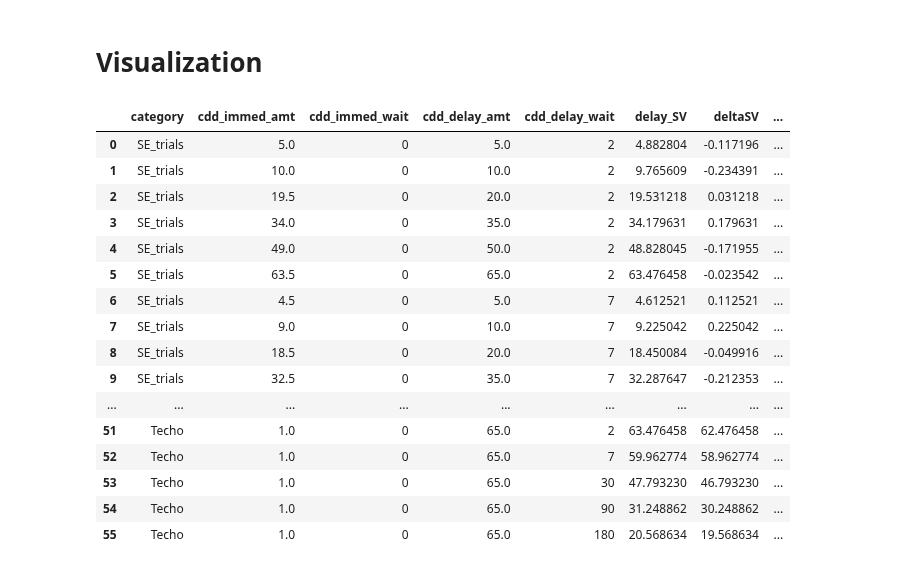
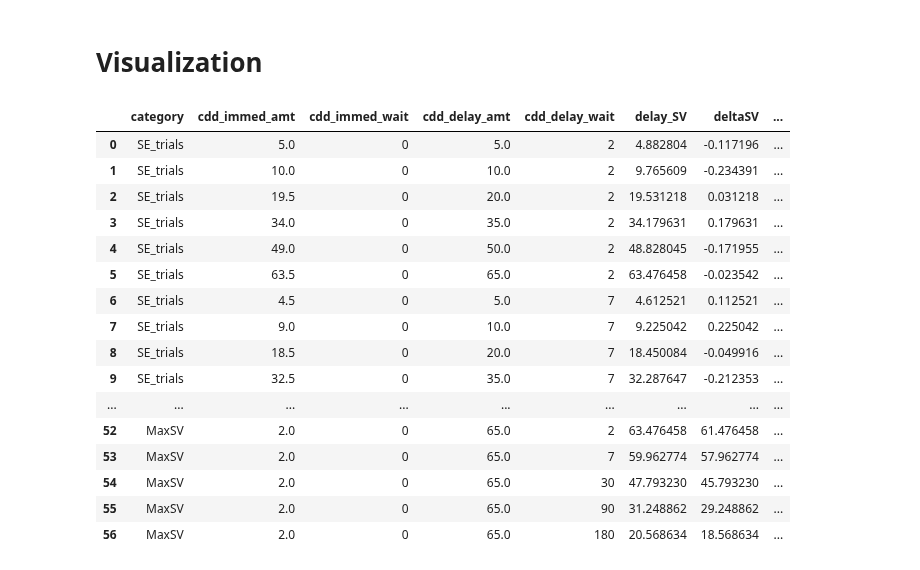
Before and after one commit to CDN-Lab/Adaptive_Choicesets, a Jupyter notebook: symm_CDD_.ipynb, the cells around one changed output. Saved outputs shown, nothing was run; the diff lists cells and outputs as text; code cells hidden in the pictures.

```diff
--- a/symm_CDD_.ipynb
+++ b/symm_CDD_.ipynb
@@ -201,6 +201,6 @@ min_SV_trials = order_keys(min_SV_trials)
 # %% [markdown]
 Knowing the biggest negative delta, we can calculate the positive
 # %%
-max_sv_diff = [-1.0 * delta_SV for delta_SV in min_SV_trials['deltaSV'] if delta_SV <-1.1]
-max_sv_diff
+max_sv_diff = [-0.75 * delta_SV for delta_SV in min_SV_trials['deltaSV'] if delta_SV <-1.1]
+max_sv_diff #This are going to be our SV_targets for the intermediates!!!
 # %% [output]
@@ -220,7 +223,7 @@ def get_int_pos_SV_delta(max_sv_diff,amt_immed_options, time_options, Vmax= V_ma
                     max_sv_trials['cdd_delay_amt'].append(v)
                     max_sv_trials['cdd_delay_wait'].append(D)
                     max_sv_trials['cdd_immed_amt'].append(Vimm)
-                    max_sv_trials['category'].append('IntPos' + str(category_value))
+                    max_sv_trials['category'].append('Int+' + str(category_value))
     return max_sv_trials
 
 
@@ -279,39 +282,39 @@ def dict_merge(dict1,dict2,dict3,dict4):
         merged_dict[key] = merged_dict[key] + value
      for key, value in dict4.items():
         merged_dict[key] = merged_dict[key] + value
      #for key, value in dict5.items():
       #  merged_dict[key] = merged_dict[key] + value
 
      return merged_dict
-trials = dict_merge(SE_trials, min_SV_trials, Int_pos, TotalMAX)
+trials = dict_merge(SE_trials, min_SV_trials, Int_pos, Max_SV_trials)
 trials['cdd_immed_wait'] = [0]*len(trials['category'])
 import pandas as pd
 pd.options.display.max_rows = 999
 # Convert the dictionary to a DataFrame and set 'category' as index
 df_trials = pd.DataFrame(trials)
 col_order =['category', 'cdd_immed_amt', 'cdd_immed_wait', 'cdd_delay_amt', 'cdd_delay_wait', 'delay_SV', 'deltaSV']
 df_trials = df_trials[col_order]
 df_trials['catch_trials'] = df_trials['cdd_immed_amt'] > df_trials['cdd_delay_amt']
 #df_trials = df_trials.sort_values(by = ['deltaSV'])
 df_trials
 # %% [output]
 |  | category | cdd_immed_amt | cdd_immed_wait | cdd_delay_amt | cdd_delay_wait | delay_SV | deltaSV | ... |
 | 0 | SE_trials | 5.0 | 0 | 5.0 | 2 | 4.882804 | -0.117196 | ... |
 | 1 | SE_trials | 10.0 | 0 | 10.0 | 2 | 9.765609 | -0.234391 | ... |
 | 2 | SE_trials | 19.5 | 0 | 20.0 | 2 | 19.531218 | 0.031218 | ... |
 | 3 | SE_trials | 34.0 | 0 | 35.0 | 2 | 34.179631 | 0.179631 | ... |
 | 4 | SE_trials | 49.0 | 0 | 50.0 | 2 | 48.828045 | -0.171955 | ... |
 | 5 | SE_trials | 63.5 | 0 | 65.0 | 2 | 63.476458 | -0.023542 | ... |
 | 6 | SE_trials | 4.5 | 0 | 5.0 | 7 | 4.612521 | 0.112521 | ... |
 | 7 | SE_trials | 9.0 | 0 | 10.0 | 7 | 9.225042 | 0.225042 | ... |
 | 8 | SE_trials | 18.5 | 0 | 20.0 | 7 | 18.450084 | -0.049916 | ... |
 | 9 | SE_trials | 32.5 | 0 | 35.0 | 7 | 32.287647 | -0.212353 | ... |
 | ... | ... | ... | ... | ... | ... | ... | ... | ... |
-| 51 | Techo | 1.0 | 0 | 65.0 | 2 | 63.476458 | 62.476458 | ... |
-| 52 | Techo | 1.0 | 0 | 65.0 | 7 | 59.962774 | 58.962774 | ... |
-| 53 | Techo | 1.0 | 0 | 65.0 | 30 | 47.793230 | 46.793230 | ... |
-| 54 | Techo | 1.0 | 0 | 65.0 | 90 | 31.248862 | 30.248862 | ... |
-| 55 | Techo | 1.0 | 0 | 65.0 | 180 | 20.568634 | 19.568634 | ... |
+| 52 | MaxSV | 2.0 | 0 | 65.0 | 2 | 63.476458 | 61.476458 | ... |
+| 53 | MaxSV | 2.0 | 0 | 65.0 | 7 | 59.962774 | 57.962774 | ... |
+| 54 | MaxSV | 2.0 | 0 | 65.0 | 30 | 47.793230 | 45.793230 | ... |
+| 55 | MaxSV | 2.0 | 0 | 65.0 | 90 | 31.248862 | 29.248862 | ... |
+| 56 | MaxSV | 2.0 | 0 | 65.0 | 180 | 20.568634 | 18.568634 | ... |
 # %%
 import matplotlib.pyplot as plt
 
```
Also changed, not shown: parts of 3 cells of this notebook.
